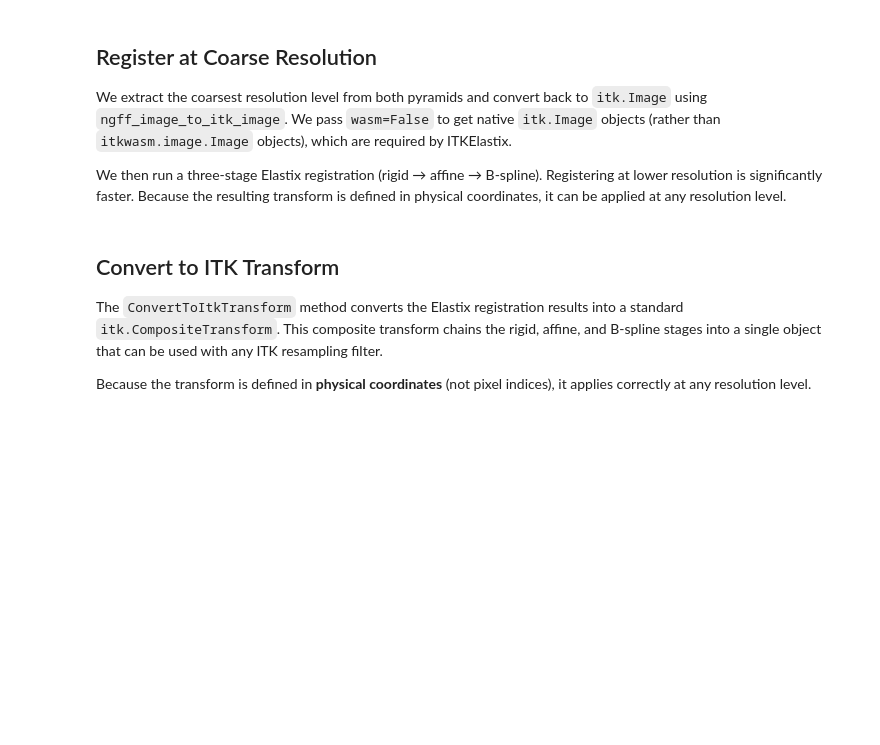
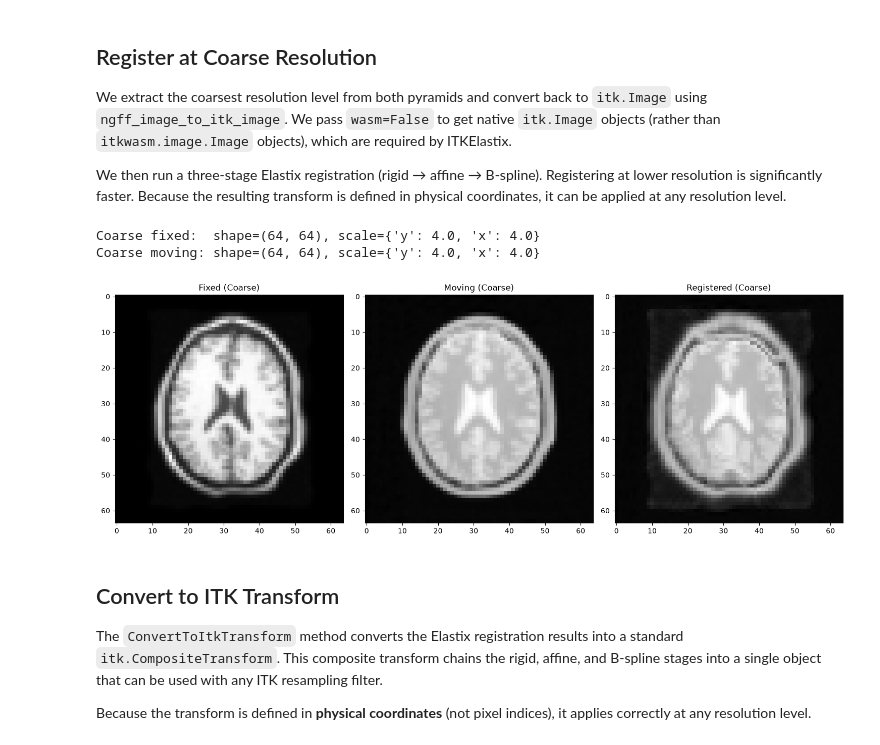
Before and after one commit to InsightSoftwareConsortium/ITKElastix, a Jupyter notebook: examples/ITK_Example23_NgffZarrMultiscaleRegistration.ipynb, the cells around one changed output. Cells and saved outputs as stored; diff of their text form; code cells hidden in the pictures; blank space fills up the shorter version.

```diff
--- a/examples/ITK_Example23_NgffZarrMultiscaleRegistration.ipynb
+++ b/examples/ITK_Example23_NgffZarrMultiscaleRegistration.ipynb
@@ -45,12 +52,12 @@ plt.show()
 
 `to_multiscales` then generates a multi-resolution pyramid. Here we use `scale_factors=[2, 4]`, which produces three levels: the original resolution, 2× downsampled, and 4× downsampled. We will register at the coarsest level for speed.
 # %%
-ngff_fixed = itk_image_to_ngff_image(fixed_image)
-ngff_moving = itk_image_to_ngff_image(moving_image)
+ngff_fixed_image = itk_image_to_ngff_image(fixed_image)
+ngff_moving_image = itk_image_to_ngff_image(moving_image)
 
 scale_factors = [2, 4]
-multiscales_fixed = to_multiscales(ngff_fixed, scale_factors=scale_factors)
-multiscales_moving = to_multiscales(ngff_moving, scale_factors=scale_factors)
+multiscales_fixed = to_multiscales(ngff_fixed_image, scale_factors=scale_factors)
+multiscales_moving = to_multiscales(ngff_moving_image, scale_factors=scale_factors)
 
 print("Fixed image pyramid:")
 for i, image in enumerate(multiscales_fixed.images):
@@ -67,8 +84,11 @@ We extract the coarsest resolution level from both pyramids and convert back to
 We then run a three-stage Elastix registration (rigid → affine → B-spline). Registering at lower resolution is significantly faster. Because the resulting transform is defined in physical coordinates, it can be applied at any resolution level.
 # %%
 # Extract the coarsest resolution level
-fixed_coarse_ngff = multiscales_fixed.images[-1]
-moving_coarse_ngff = multiscales_moving.images[-1]
+fixed_coarse_ngff_image = multiscales_fixed.images[-1]
+moving_coarse_ngff_image = multiscales_moving.images[-1]
 
-print(f"Coarse fixed:  shape={fixed_coarse_ngff.data.shape}, scale={fixed_coarse_ngff.scale}")
-print(f"Coarse moving: shape={moving_coarse_ngff.data.shape}, scale={moving_coarse_ngff.scale}")
+print(f"Coarse fixed:  shape={fixed_coarse_ngff_image.data.shape}, scale={fixed_coarse_ngff_image.scale}")
+print(f"Coarse moving: shape={moving_coarse_ngff_image.data.shape}, scale={moving_coarse_ngff_image.scale}")
+# %% [output]
+Coarse fixed:  shape=(64, 64), scale={'y': 4.0, 'x': 4.0}
+Coarse moving: shape=(64, 64), scale={'y': 4.0, 'x': 4.0}
@@ -86,3 +95,8 @@ if not isinstance(moving_coarse, ImageType):
+# %%
+# Convert the coarse NgffImage objects back to itk.Image for Elastix.
+# The CT data is float32, so these are already itk.Image[itk.F, 2].
+fixed_coarse_image = ngff_image_to_itk_image(fixed_coarse_ngff_image, wasm=False)
+moving_coarse_image = ngff_image_to_itk_image(moving_coarse_ngff_image, wasm=False)
 # %%
 # Set up multi-stage registration: rigid -> affine -> bspline
 parameter_object = itk.ParameterObject.New()
@@ -99,10 +113,10 @@ parameter_object.AddParameterMap(
 # Run registration using the object-oriented API.
 # We need the registration_method object to later extract the ITK transform.
 registration_method = itk.ElastixRegistrationMethod[
-    type(fixed_coarse), type(moving_coarse)
+    type(fixed_coarse_image), type(moving_coarse_image)
 ].New(
-    fixed_image=fixed_coarse,
-    moving_image=moving_coarse,
+    fixed_image=fixed_coarse_image,
+    moving_image=moving_coarse_image,
     parameter_object=parameter_object,
 )
 registration_method.SetLogToConsole(False)
@@ -112,14 +126,16 @@ result_image_coarse = registration_method.GetOutput()
 # %%
 # Visualize the coarse registration result
 fig, axs = plt.subplots(1, 3, figsize=[15, 5])
-axs[0].imshow(fixed_coarse, cmap="gray")
+axs[0].imshow(fixed_coarse_image, cmap="gray")
 axs[0].set_title("Fixed (Coarse)")
-axs[1].imshow(moving_coarse, cmap="gray")
+axs[1].imshow(moving_coarse_image, cmap="gray")
 axs[1].set_title("Moving (Coarse)")
 axs[2].imshow(result_image_coarse, cmap="gray")
 axs[2].set_title("Registered (Coarse)")
 plt.tight_layout()
 plt.show()
+# %% [output]
+[figure, added]
 # %% [markdown]
 ## Convert to ITK Transform
 
```
Also changed, not shown: parts of 22 cells of this notebook, 2 other files.
